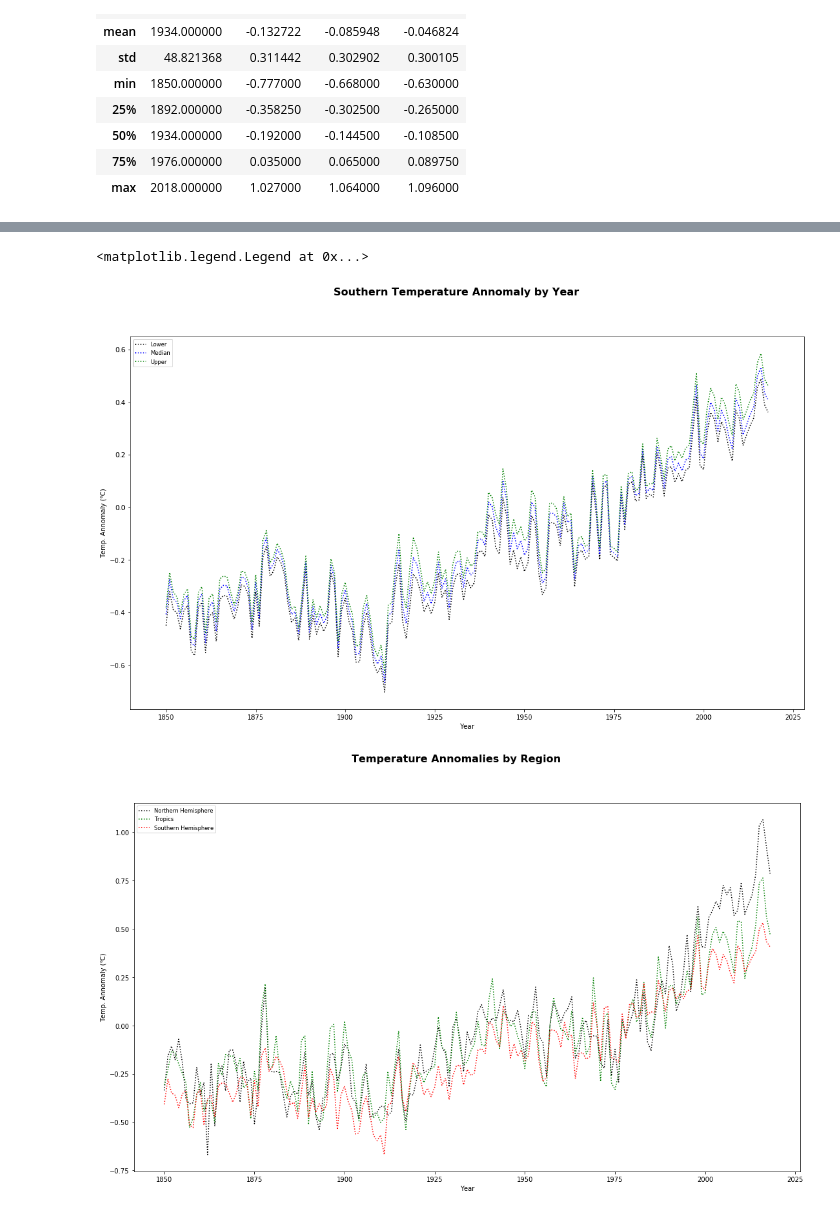
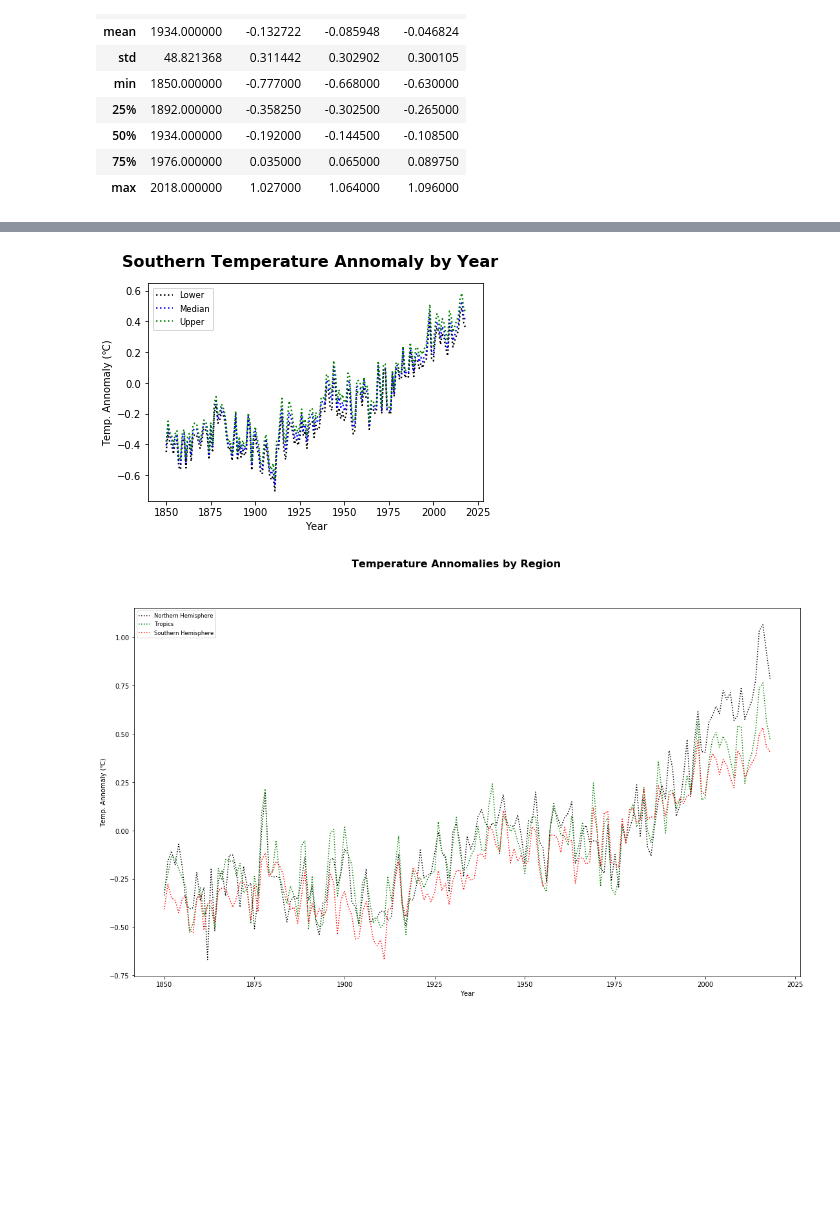
Before and after one commit to jnnhuynh-web/Project-1, a Jupyter notebook: Reference/Master Jupyter/Master File.ipynb, the cells around one changed output, grey strips where cells are left out. Cells and saved outputs as stored; diff of their text form; code cells hidden in the pictures; blank space fills up the shorter version.

```diff
--- a/Reference/Master Jupyter/Master File.ipynb
+++ b/Reference/Master Jupyter/Master File.ipynb
@@ -142,31 +145,32 @@ plt.legend(loc="best", fontsize="small", fancybox=True)
 # %%
 # Plot Southern Hemisphere trend
 
 # Filtering data frame for southern hemisphere values only
 tempannomaly_southern = tempannomaly_data.loc[tempannomaly_data["Region"] == "Southern Hemisphere", :]
 
 # Plot
 fig, (ax4) = plt.subplots()
-fig.set_size_inches(18.5, 10.5)
+#fig.set_size_inches(18.5, 10.5)
 fig.suptitle("Southern Temperature Annomaly by Year", fontsize=16, fontweight="bold")
 
 ax4.set_xlim(min(tempannomaly_southern["Year"]-10), max(tempannomaly_southern["Year"]+10))
 ax4.plot(tempannomaly_southern["Year"], tempannomaly_southern["Lower"],color="black",
          linestyle = ":", label = "Lower")
 
 ax4.plot(tempannomaly_southern["Year"], tempannomaly_southern["Median"],color="blue",
          linestyle = ":", Label = "Median")
 
 ax4.plot(tempannomaly_southern["Year"], tempannomaly_southern["Upper"],color="green",
          linestyle = ":", Label = "Upper")
 
 ax4.set_ylabel("Temp. Annomaly (℃)")
 ax4.set_xlabel("Year")
 
 plt.legend(loc="best", fontsize="small", fancybox=True)
+
+plt.savefig("Southern_Annomaly.png")
 # %% [output]
-<matplotlib.legend.Legend at 0x...>
-[figure, old version]
+[figure, new version]
 # %%
 # Generating dataframes for 3 regions and to plot the mean temprature annomaly by region
 
```
Also changed, not shown: parts of 8 cells of this notebook, 11 other files.
